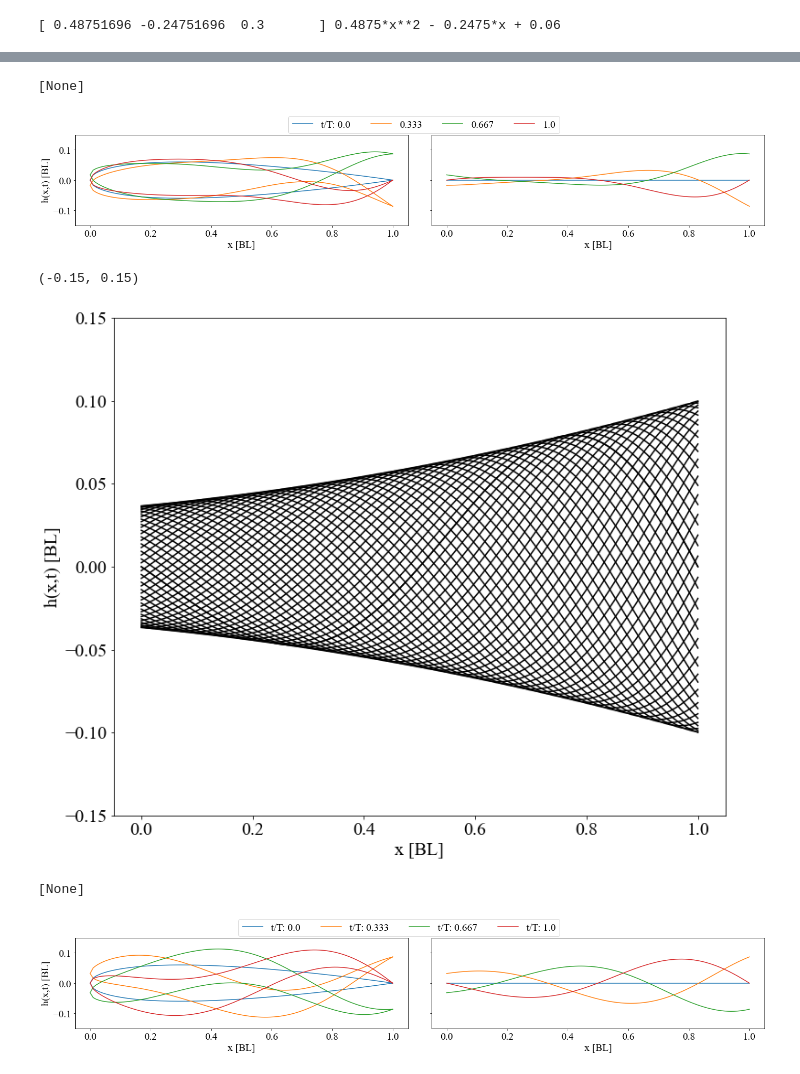
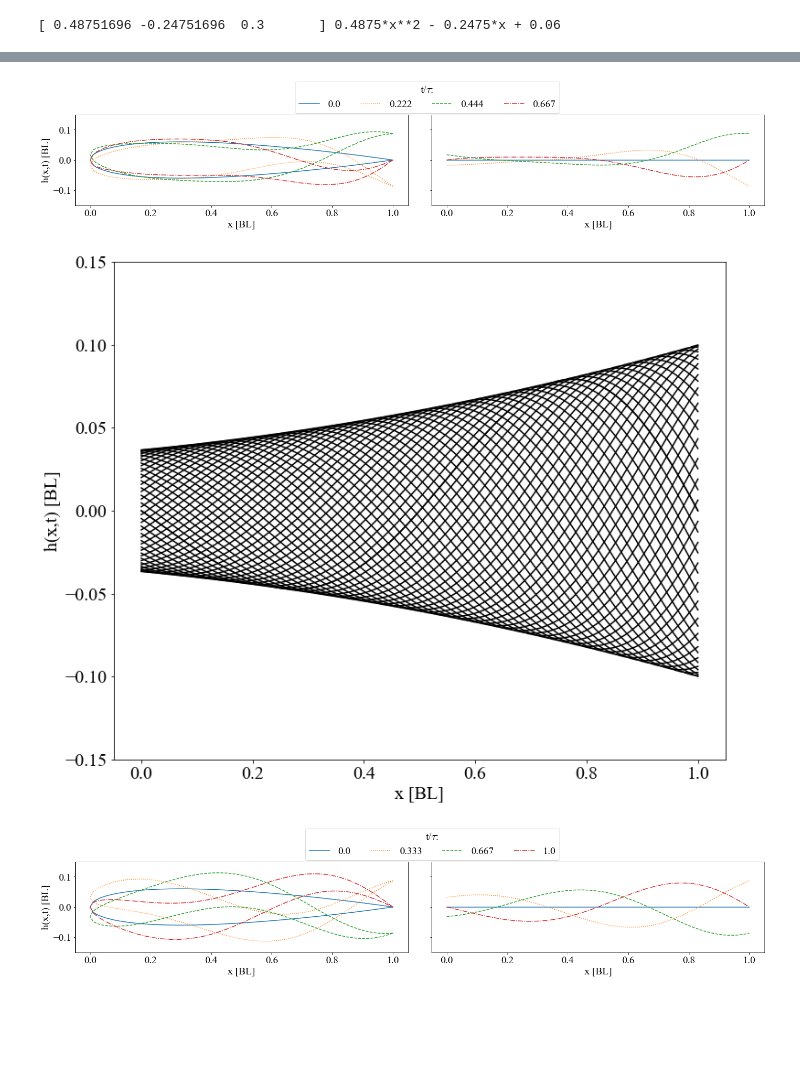
Before and after one commit to michaelcoe/Ika-Flow, a Jupyter notebook: motion_solver.ipynb, the cells around one changed output, grey strips where cells are left out. Drawn from its saved outputs; the diff is of its cells as text; code cells hidden in the pictures; blank space fills up the shorter version.

```diff
--- a/motion_solver.ipynb
+++ b/motion_solver.ipynb
@@ -173,43 +172,43 @@ time = np.linspace(0, 1*(1/f), 4)
 x = np.linspace(0, length_, 100)
 y = np.zeros(100)
 
 x_bl = x / length_
 
-fig2, axs = plt.subplots(1, 2, figsize=(20,10), facecolor='w', sharey=True)
+fig2, axs = plt.subplots(1, 2, figsize=(20,12), facecolor='w', sharey=True)
 fig2.tight_layout()
 
+
+marker = ['solid', 'dotted', 'dashed', 'dashdot', 'solid']
 #x_new, y_new = ar.convert_to_coordinates(X_airfoil, Y_airfoil)
 
 for i, t in enumerate(time):
     if i==0:
         x_new, y_new = ar.convert_to_coordinates(X_airfoil, Y_airfoil)
-        axs[0].plot(x_new, y_new, label=str(np.round(t/T, 3)))
-        axs[1].plot(x/length_, y/length_,label='t/T: ' + str(np.round(t, 3)))
+        axs[0].plot(x_new, y_new, linestyle=marker[i], label=str(np.round(t, 3)))
+        axs[1].plot(x/length_, y/length_, linestyle=marker[i], label=str(np.round(t, 3)))
     else:
         amp, y = carangiform(t, x, amplitude_, length_, waveNumber_, omega_)
-        axs[1].plot(x/length_, y/length_,label=str(np.round(t/T, 3)))
+        axs[1].plot(x/length_, y/length_, linestyle=marker[i], label=str(np.round(t, 3)))
 
         _, y_top = carangiform(t, X_airfoil[0], amplitude_, 1.0, waveNumber_, omega_)
         _, y_bottom = carangiform(t, X_airfoil[1], amplitude_, 1.0, waveNumber_, omega_)
 
         Y_new = np.add(Y_airfoil, np.array([y_top, y_bottom]))
         x_new, y_new = ar.convert_to_coordinates(X_airfoil, Y_new)
-        axs[0].plot(x_new, y_new, label=str(np.round(t/T, 3)))
+        axs[0].plot(x_new, y_new, linestyle=marker[i], label=str(np.round(t, 3)))
 
 axs[1].set_xlabel('x [BL]')
 axs[1].set_ylim([-0.15, 0.15])
 axs[1].set(aspect=1)
-axs[1].legend(ncol=4, bbox_to_anchor=(0.40, 1.26))
+axs[1].legend(title = 't/$\\tau$: ', ncol=5, bbox_to_anchor=(0.40, 1.42))
 
 axs[0].set_xlabel('x [BL]')
 axs[0].set_ylabel('h(x,t) [BL]')
 axs[0].set_ylim([-0.15, 0.15])
 axs[0].set(aspect=1)
-#ax1.legend(title='t / $\\tau$', ncol=6, bbox_to_anchor=(1.02, 1.15))
-#fig1.savefig(Path(r'./figures').joinpath('carangiformMotion.pdf'), facecolor='w', dpi=600)
+fig2.savefig(Path(r'./figures').joinpath('carangiform_visualization.pdf'), facecolor='w', dpi=300, bbox_inches='tight')
 # %% [output]
-[None]
-[figure, old version]
+[figure, new version]
 # %%
 def anguilliform_maertens(t, x, amplitude, length, waveNumber, omega):
     x_bl = x/length
@@ -232,19 +231,18 @@ time = np.linspace(0, 1*(1/f), 50)
 
 x = np.linspace(0, length_, 100)
 
-fig2, ax2 = plt.subplots(figsize=(12,10))
+fig3, ax3 = plt.subplots(figsize=(12,10))
 
 for i, t in enumerate(time):
     amp, y = anguilliform_maertens(t, x, amplitude_, length_, waveNumber_, omega_)
-    ax2.plot(x/length_, y/length_, 'k', label=str(np.round(t/T, 3)))
+    ax3.plot(x/length_, y/length_, 'k', label=str(np.round(t/T, 3)))
 
-ax2.set_xlabel('x [BL]')
-ax2.set_ylabel('h(x,t) [BL]')
-ax2.set_ylim([-0.15, 0.15])
-#ax2.legend(title='t / $\\tau$', ncol=6, bbox_to_anchor=(1.02, 1.15))
-#fig2.savefig(Path(r'./figures').joinpath('anguiliform_maertens.pdf'), facecolor='w', dpi=600)
+ax3.set_xlabel('x [BL]')
+ax3.set_ylabel('h(x,t) [BL]')
+ax3.set_ylim([-0.15, 0.15])
+#ax3.legend(title='t / $\\tau$', ncol=6, bbox_to_anchor=(1.02, 1.15))
+fig3.savefig(Path(r'./figures').joinpath('anguiliform_maertens.pdf'), facecolor='w', dpi=300, bbox_inches='tight')
 # %% [output]
-(-0.15, 0.15)
 [figure]
 # %%
 amplitude_ = np.array([0.1, 0.323, 0.310])
@@ -263,41 +261,41 @@ time = np.linspace(0, 1*(1/f), 4)
 x = np.linspace(0, length_, 100)
 y = np.zeros(100)
 
-fig2, axs = plt.subplots(1, 2, figsize=(20,10), facecolor='w', sharey=True)
-fig2.tight_layout()
+fig4, axs = plt.subplots(1, 2, figsize=(20,10), facecolor='w', sharey=True)
+fig4.tight_layout()
 
-#x_new, y_new = ar.convert_to_coordinates(X_airfoil, Y_airfoil)
+marker = ['solid', 'dotted', 'dashed', 'dashdot', 'solid']
 
 for i, t in enumerate(time):
     if i==0:
         x_new, y_new = ar.convert_to_coordinates(X_airfoil, Y_airfoil)
-        axs[0].plot(x_new, y_new, label=str(np.round(t/T, 3)))
-        axs[1].plot(x/length_, y/length_,label='t/T: ' + str(np.round(t, 3)))
+        axs[0].plot(x_new, y_new, linestyle=marker[i], label=str(np.round(t/T, 3)))
+        axs[1].plot(x/length_, y/length_, linestyle=marker[i], label=str(np.round(t, 3)))
     else:
         amp, y = anguilliform_maertens(t, x, amplitude_, length_, waveNumber_, omega_)
-        axs[1].plot(x/length_, y/length_,label='t/T: ' + str(np.round(t/T, 3)))
+        axs[1].plot(x/length_, y/length_, linestyle=marker[i], label=str(np.round(t/T, 3)))
 
         _, y_top = anguilliform_maertens(t, X_airfoil[0], amplitude_, 1.0, waveNumber_, omega_)
         _, y_bottom = anguilliform_maertens(t, X_airfoil[1], amplitude_, 1.0, waveNumber_, omega_)
 
         Y_new = np.add(Y_airfoil, np.array([y_top, y_bottom]))
         x_new, y_new = ar.convert_to_coordinates(X_airfoil, Y_new)
-        axs[0].plot(x_new, y_new, label=str(np.round(t/T, 3)))
+        axs[0].plot(x_new, y_new, linestyle=marker[i],  label=str(np.round(t/T, 3)))
 
 
 
 axs[1].set_xlabel('x [BL]')
 axs[1].set_ylim([-0.15, 0.15])
 axs[1].set(aspect=1)
-axs[1].legend(ncol=4, bbox_to_anchor=(0.40, 1.26))
+axs[1].legend(title = 't/$\\tau$: ', ncol=5, bbox_to_anchor=(0.40, 1.42))
 
 axs[0].set_xlabel('x [BL]')
 axs[0].set_ylabel('h(x,t) [BL]')
 axs[0].set_ylim([-0.15, 0.15])
 axs[0].set(aspect=1)
+fig4.savefig(Path(r'./figures').joinpath('anguilliform_visualization.pdf'), facecolor='w', dpi=300, bbox_inches='tight')
 # %% [output]
-[None]
-[figure, old version]
+[figure, new version]
 # %%
 def anguilliform_tytell(t, x, amplitude, length, waveNumber, omega):
     x_bl = x/length
```
Also changed, not shown: parts of 12 cells of this notebook.
